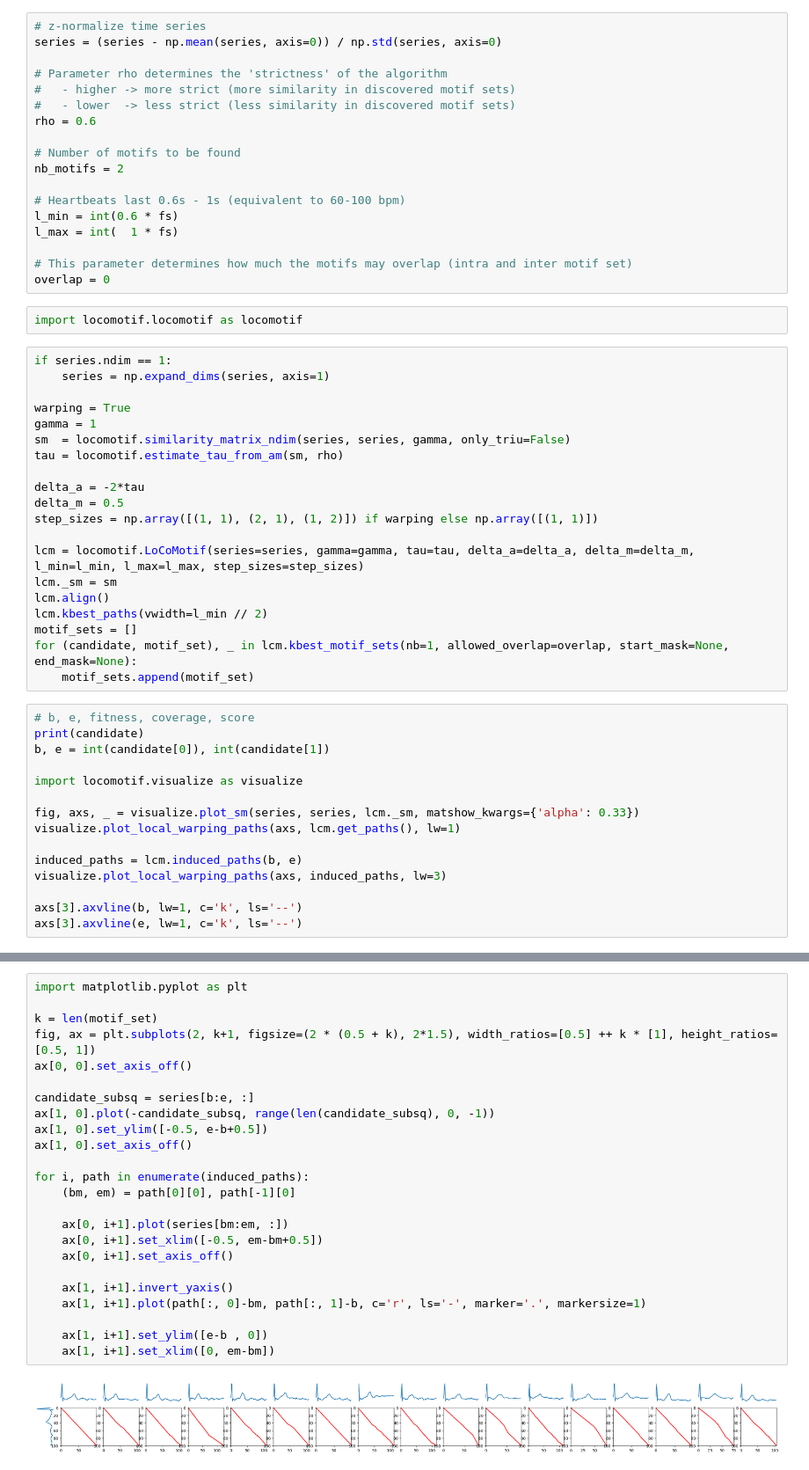
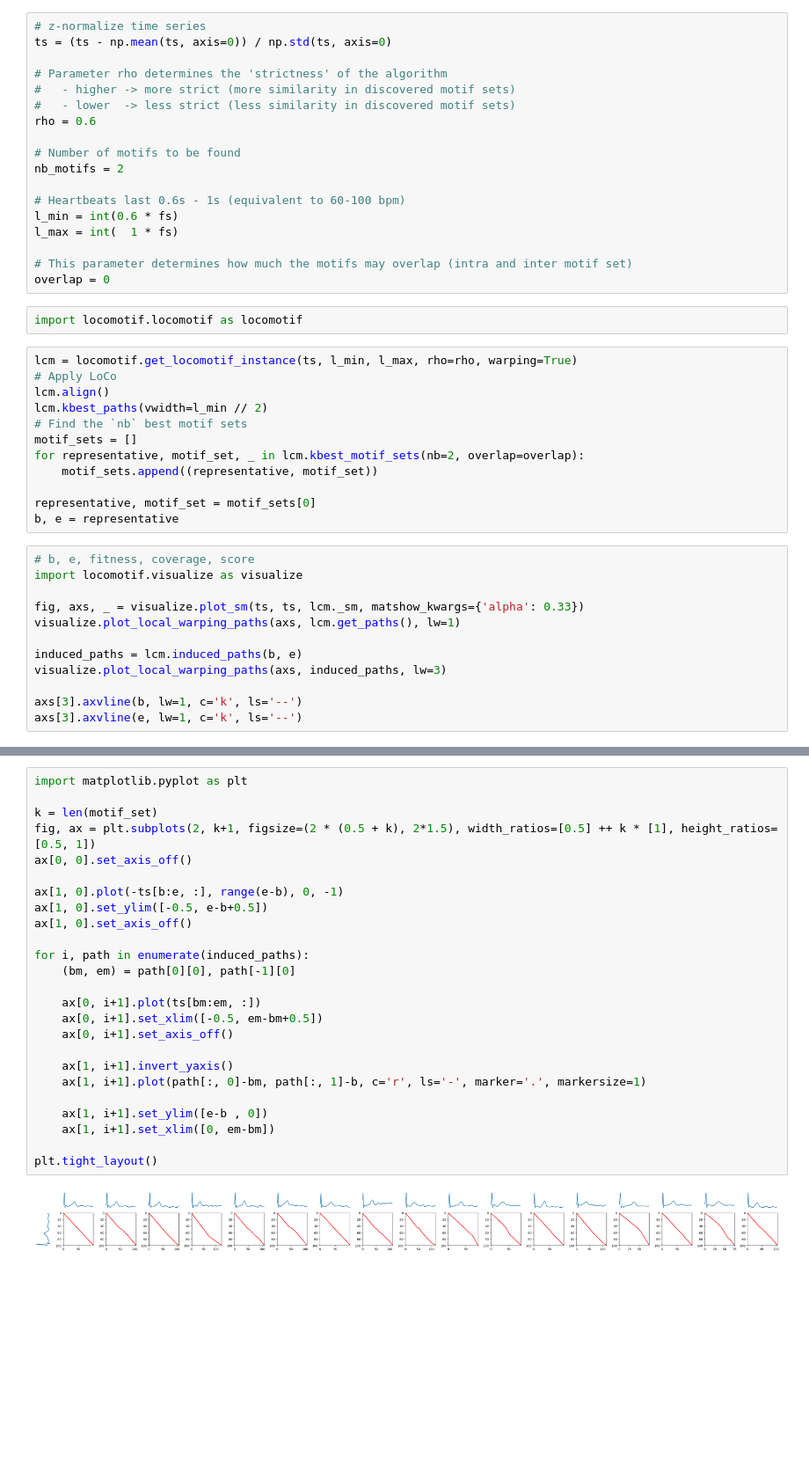
Before and after one commit to ML-KULeuven/locomotif, a Jupyter notebook: examples/example_warpings.ipynb, the cells around one changed output, grey strips where cells are left out. Shown at 88% size. Cells and saved outputs as stored; diff of their text form; blank space fills up the shorter version.

```diff
--- a/examples/example_warpings.ipynb
+++ b/examples/example_warpings.ipynb
@@ -19,6 +21,6 @@ print(series.shape)
 # %%
 # z-normalize time series
-series = (series - np.mean(series, axis=0)) / np.std(series, axis=0)
+ts = (ts - np.mean(ts, axis=0)) / np.std(ts, axis=0)
 
 # Parameter rho determines the 'strictness' of the algorithm
 #   - higher -> more strict (more similarity in discovered motif sets)
@@ -37,33 +39,22 @@ overlap = 0
 # %%
 import locomotif.locomotif as locomotif
 # %%
-if series.ndim == 1:
-    series = np.expand_dims(series, axis=1)
-
-warping = True
-gamma = 1
-sm  = locomotif.similarity_matrix_ndim(series, series, gamma, only_triu=False)
-tau = locomotif.estimate_tau_from_am(sm, rho)
-
-delta_a = -2*tau
-delta_m = 0.5
-step_sizes = np.array([(1, 1), (2, 1), (1, 2)]) if warping else np.array([(1, 1)])
-
-lcm = locomotif.LoCoMotif(series=series, gamma=gamma, tau=tau, delta_a=delta_a, delta_m=delta_m, l_min=l_min, l_max=l_max, step_sizes=step_sizes)
-lcm._sm = sm
+lcm = locomotif.get_locomotif_instance(ts, l_min, l_max, rho=rho, warping=True)
+# Apply LoCo
 lcm.align()
 lcm.kbest_paths(vwidth=l_min // 2)
+# Find the `nb` best motif sets
 motif_sets = []
-for (candidate, motif_set), _ in lcm.kbest_motif_sets(nb=1, allowed_overlap=overlap, start_mask=None, end_mask=None):
-    motif_sets.append(motif_set)
+for representative, motif_set, _ in lcm.kbest_motif_sets(nb=2, overlap=overlap):
+    motif_sets.append((representative, motif_set))
+
+representative, motif_set = motif_sets[0]
+b, e = representative
 # %%
 # b, e, fitness, coverage, score
-print(candidate)
-b, e = int(candidate[0]), int(candidate[1])
-
 import locomotif.visualize as visualize
 
-fig, axs, _ = visualize.plot_sm(series, series, lcm._sm, matshow_kwargs={'alpha': 0.33})
+fig, axs, _ = visualize.plot_sm(ts, ts, lcm._sm, matshow_kwargs={'alpha': 0.33})
 visualize.plot_local_warping_paths(axs, lcm.get_paths(), lw=1)
 
 induced_paths = lcm.induced_paths(b, e)
@@ -79,26 +68,27 @@ axs[3].axvline(e, lw=1, c='k', ls='--')
 # %%
 import matplotlib.pyplot as plt
 
 k = len(motif_set)
 fig, ax = plt.subplots(2, k+1, figsize=(2 * (0.5 + k), 2*1.5), width_ratios=[0.5] ++ k * [1], height_ratios=[0.5, 1])
 ax[0, 0].set_axis_off()
 
-candidate_subsq = series[b:e, :]
-ax[1, 0].plot(-candidate_subsq, range(len(candidate_subsq), 0, -1))
+ax[1, 0].plot(-ts[b:e, :], range(e-b), 0, -1)
 ax[1, 0].set_ylim([-0.5, e-b+0.5])
 ax[1, 0].set_axis_off()
 
 for i, path in enumerate(induced_paths):
     (bm, em) = path[0][0], path[-1][0]
 
-    ax[0, i+1].plot(series[bm:em, :])
+    ax[0, i+1].plot(ts[bm:em, :])
     ax[0, i+1].set_xlim([-0.5, em-bm+0.5])
     ax[0, i+1].set_axis_off()
 
     ax[1, i+1].invert_yaxis()
     ax[1, i+1].plot(path[:, 0]-bm, path[:, 1]-b, c='r', ls='-', marker='.', markersize=1)
 
     ax[1, i+1].set_ylim([e-b , 0])
     ax[1, i+1].set_xlim([0, em-bm])
+
+plt.tight_layout()
 # %% [output]
-[figure, old version]
+[figure, new version]
```
Also changed, not shown: parts of 4 cells of this notebook, 4 other files.
